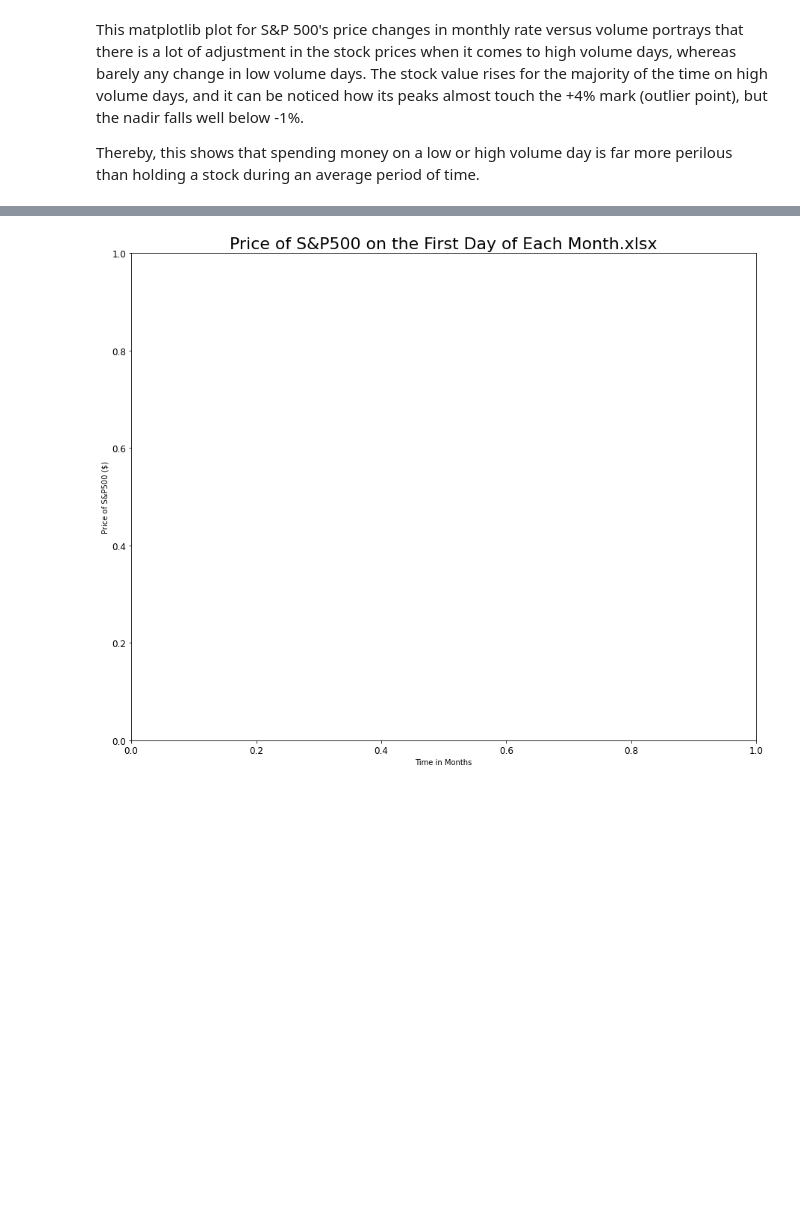
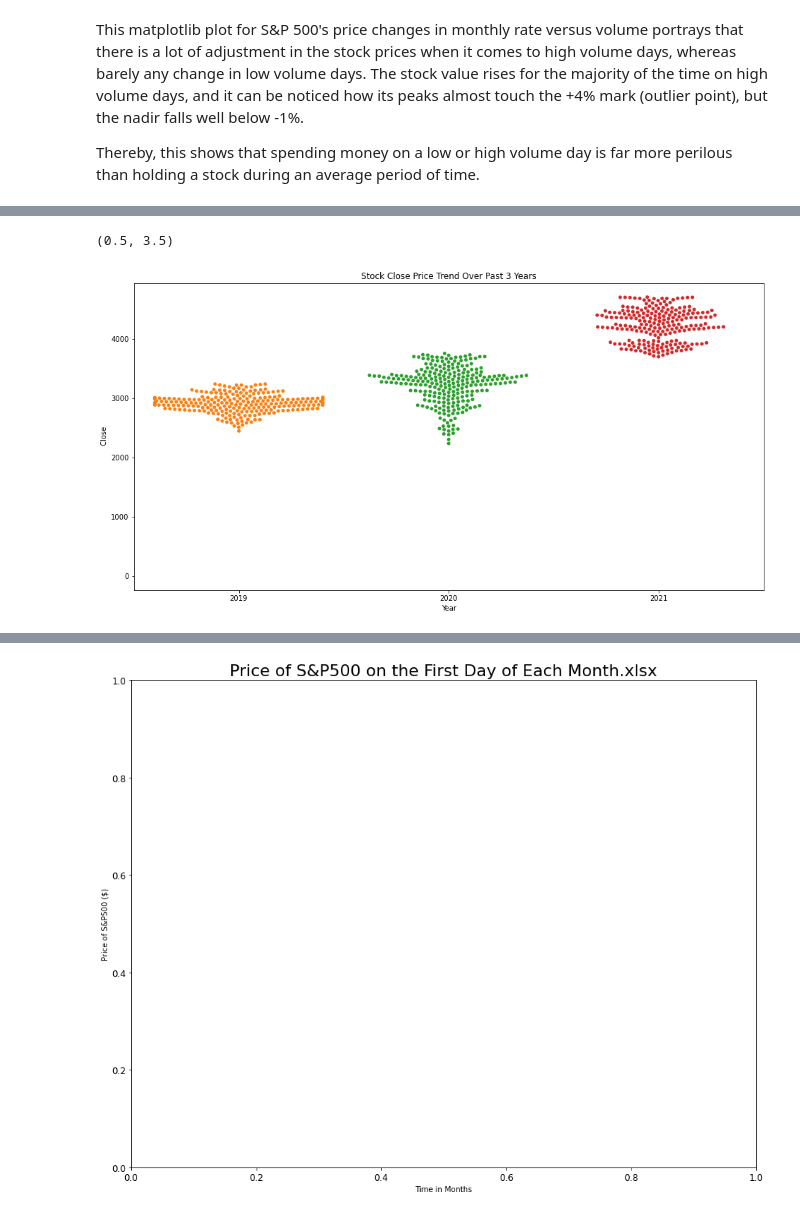
Before and after one commit to Snail2037/CMSC320-Final-Project, a Jupyter notebook: S&P500.ipynb, the cells around one changed output, grey strips where cells are left out. Cells and saved outputs as stored; diff of their text form; code cells hidden in the pictures; blank space fills up the shorter version.

```diff
--- a/S&P500.ipynb
+++ b/S&P500.ipynb
@@ -273,0 +282,7 @@ Thereby, this shows that spending money on a low or high volume day is far more
+# %%
+sns.swarmplot(x = wsj_data['Year'], y = wsj_data[' Close'])
+plt.title("Stock Close Price Trend Over Past 3 Years")
+plt.xlim(0.5,3.5)
+# %% [output]
+(0.5, 3.5)
+[figure, added]
```
Also changed, not shown: parts of 4 cells of this notebook.
